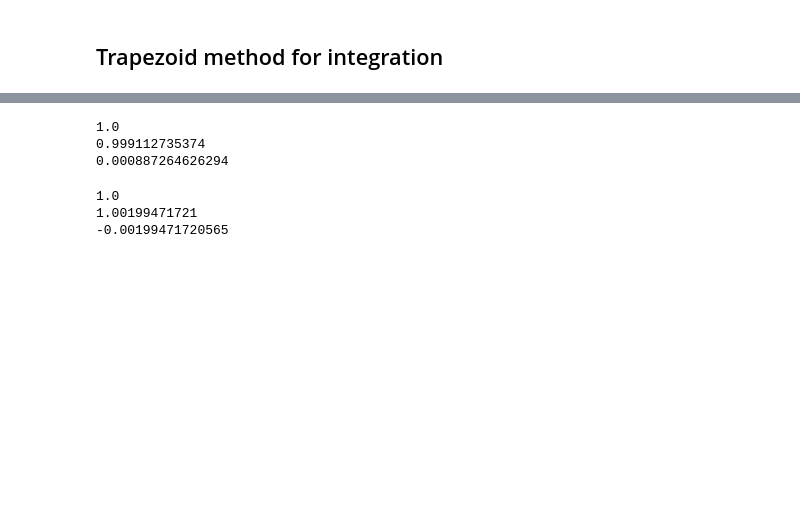
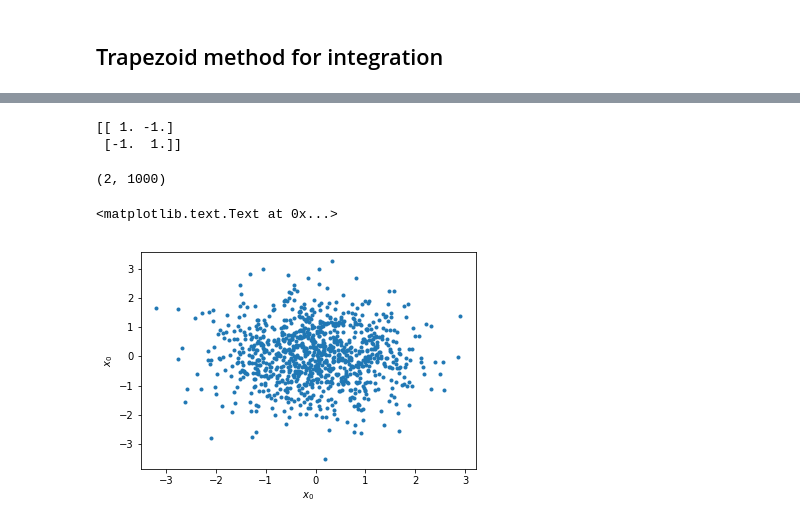
Before and after one commit to blanton144/computational, a Jupyter notebook: docs/notebooks/linear-algebra.ipynb, the cells around one changed output, grey strips where cells are left out. Cells and saved outputs as stored; diff of their text form; code cells hidden in the pictures; blank space fills up the shorter version.

```diff
--- a/docs/notebooks/linear-algebra.ipynb
+++ b/docs/notebooks/linear-algebra.ipynb
@@ -457,13 +95,0 @@ def func_1d_gauss(x=None, sigma=1., mean=0.):
-# %%
-num = 1000000
-real_integral = 1.
-prange = [- 5., 5.]
-xrandom = prange[0] + (prange[1] - prange[0]) * np.random.random(size=num)
-mc_integral = (prange[1] - prange[0]) * func_1d_gauss(xrandom).sum() / np.float64(num)
-print(real_integral)
-print(mc_integral)
-print(real_integral - mc_integral)
-# %% [output]
-1.0
-0.999112735374
-0.000887264626294
@@ -480,13 +96,22 @@ def func_6d_gauss(x=None, sigma=np.ones(6), mean=np.zeros(6)):
-# %%
-num = 10000000
-real_integral = 1.
-prange = [- 5., 5.]
-xrandom = prange[0] + (prange[1] - prange[0]) * np.random.random(size=(6, num))
-mc_integral = (prange[1] - prange[0])**6 * func_6d_gauss(x=xrandom).sum() / np.float64(num)
-print(real_integral)
-print(mc_integral)
-print(real_integral - mc_integral)
-# %% [output]
-1.0
-1.00199471721
--0.00199471720565
+# %%
+A = np.zeros((2, 2))
+A[0, 0] = 1
+A[0, 1] = -1
+A[1, 0] = -1
+A[1, 1] = 1
+print(A)
+# %% [output]
+[[ 1. -1.]
+ [-1.  1.]]
+# %%
+x = np.random.normal(size=(2, 1000))
+b = A.dot(x)
+# %% [output]
+(2, 1000)
+# %%
+plt.plot(x[0, :], x[1, :], '.')
+plt.xlabel("$x_0$")
+plt.ylabel("$x_0$")
+# %% [output]
+<matplotlib.text.Text at 0x...>
+[figure, added]
```
Also changed, not shown: parts of 73 cells of this notebook, 4 other files.
